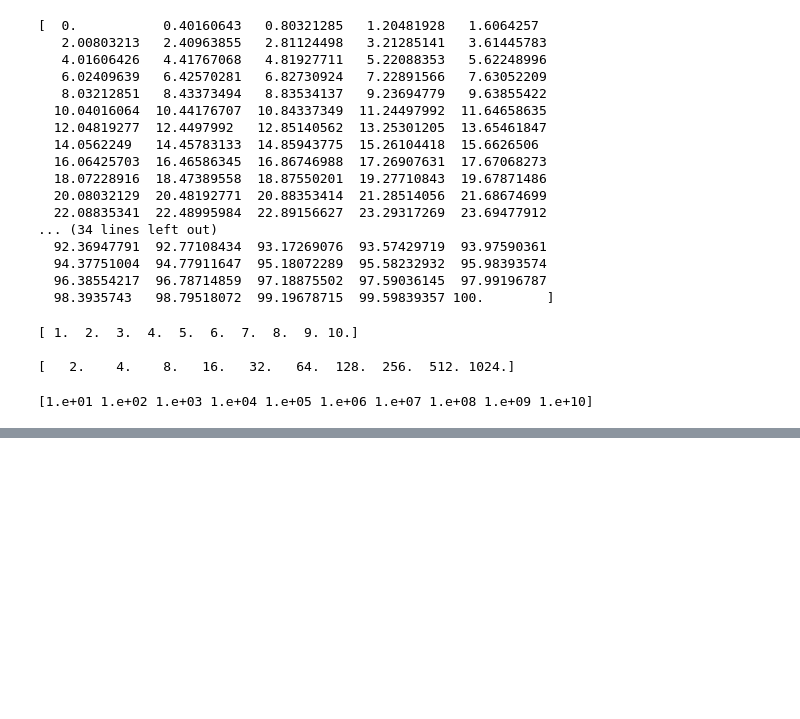
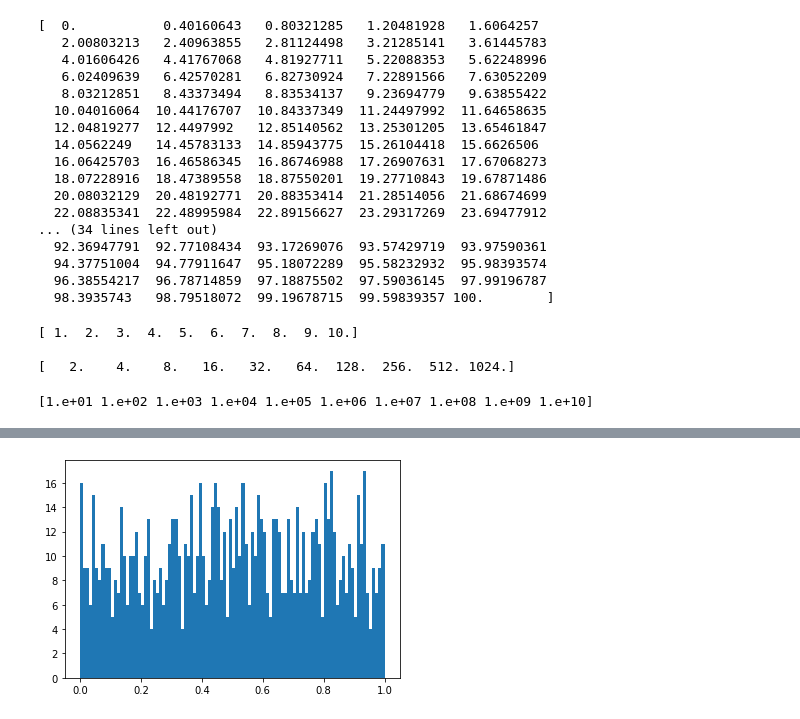
Before and after one commit to JongeunKeum/python-numpy, a Jupyter notebook: Section01.ipynb, the cells around one changed output, grey strips where cells are left out. Saved outputs shown, nothing was run; the diff lists cells and outputs as text; code cells hidden in the pictures; blank space fills up the shorter version.

```diff
--- a/Section01.ipynb
+++ b/Section01.ipynb
@@ -252,0 +279,9 @@ print(arr)
+# %%
+# np.random.rand()
+# 0에서 1 사이의 값을 균등한 비율로 표본 추출
+
+arr = np.random.rand(1000)
+plt.hist(arr, bins=100)
+plt.show()
+# %% [output]
+[figure, added]
```
Also changed, not shown: parts of 10 cells of this notebook.
